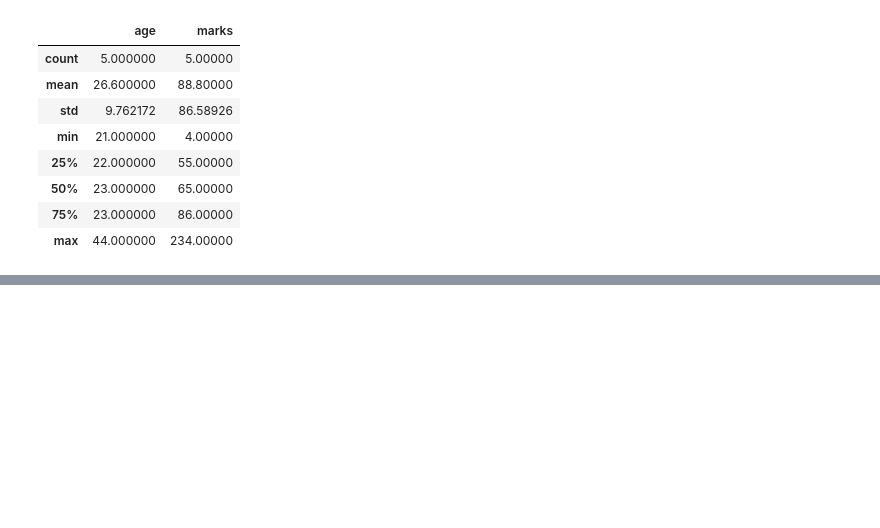
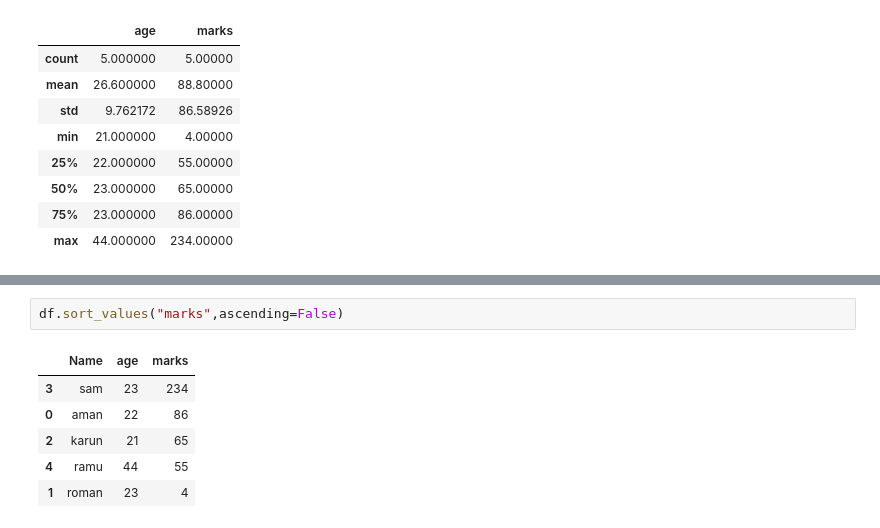
Before and after one commit to sairam178/Foundation-of-machine-learning, a Jupyter notebook: foundation_of_pandas.ipynb, the cells around one changed output, grey strips where cells are left out. Saved outputs shown, nothing was run; the diff lists cells and outputs as text; blank space fills up the shorter version.

```diff
--- a/foundation_of_pandas.ipynb
+++ b/foundation_of_pandas.ipynb
@@ -150,0 +207,9 @@ df.describe()
+# %%
+df.sort_values("marks",ascending=False)
+# %% [output]
+|  | Name | age | marks |
+| 3 | sam | 23 | 234 |
+| 0 | aman | 22 | 86 |
+| 2 | karun | 21 | 65 |
+| 4 | ramu | 44 | 55 |
+| 1 | roman | 23 | 4 |
```
Also changed, not shown: parts of 10 cells of this notebook.
